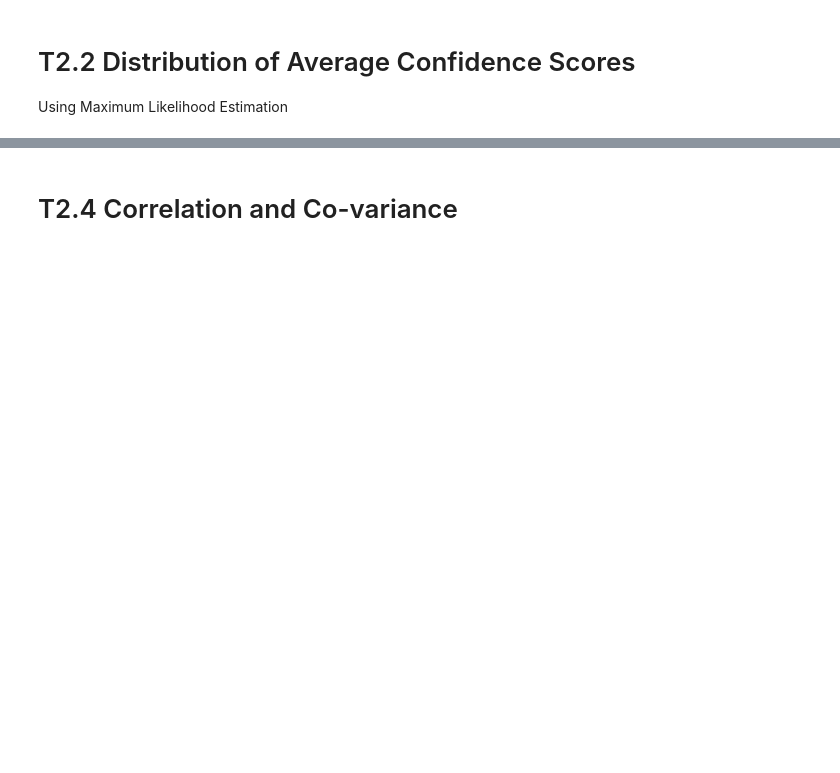
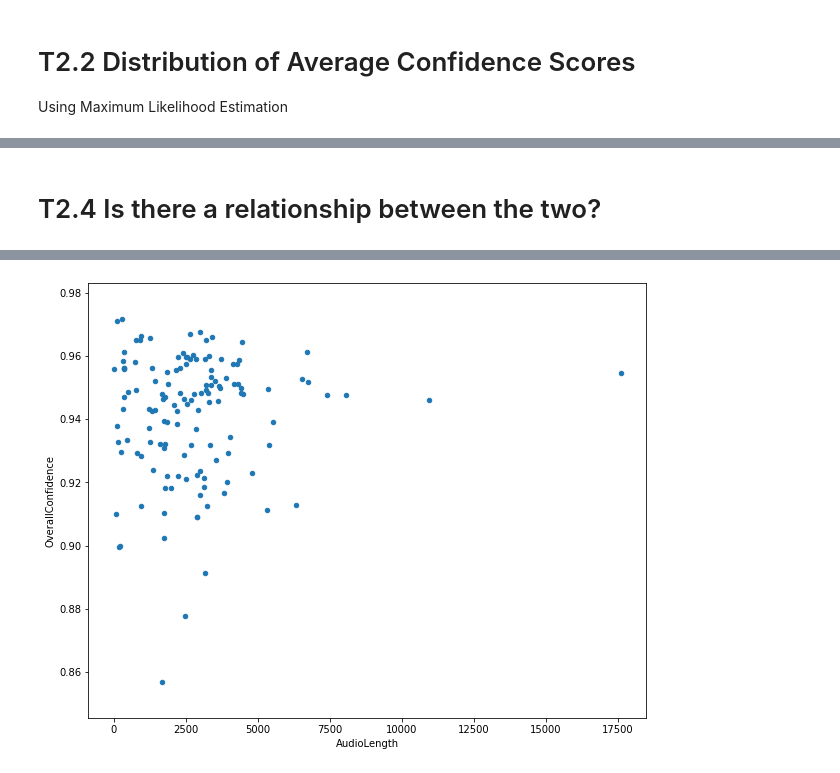
Before and after one commit to UNCG-CSE/Podknow, a Jupyter notebook: src/notebooks/PodcastConfidenceScores.ipynb, the cells around one changed output, grey strips where cells are left out. Cells and saved outputs as stored; diff of their text form; code cells hidden in the pictures; blank space fills up the shorter version.

```diff
--- a/src/notebooks/PodcastConfidenceScores.ipynb
+++ b/src/notebooks/PodcastConfidenceScores.ipynb
@@ -180,6 +149,5 @@ This calls for a two tailed test.
+# %% [markdown]
+# T2.4 Is there a relationship between the two?
 # %%
-# Significance of 0.05
-signif = 0.05
-
-df.plot(kind="scatter", x="AudioLength", y="OverallConfidence", figsize(16,8))
+df.plot(kind="scatter", x="AudioLength", y="OverallConfidence", figsize=(10,8))
 # %% [output]
@@ -187,2 +155 @@ SyntaxError: positional argument follows keyword argument (<ipython-input-143-ee
+[figure, added]
-# %% [markdown]
-# T2.4 Correlation and Co-variance
```
Also changed, not shown: parts of 13 cells of this notebook, 45 other files.
